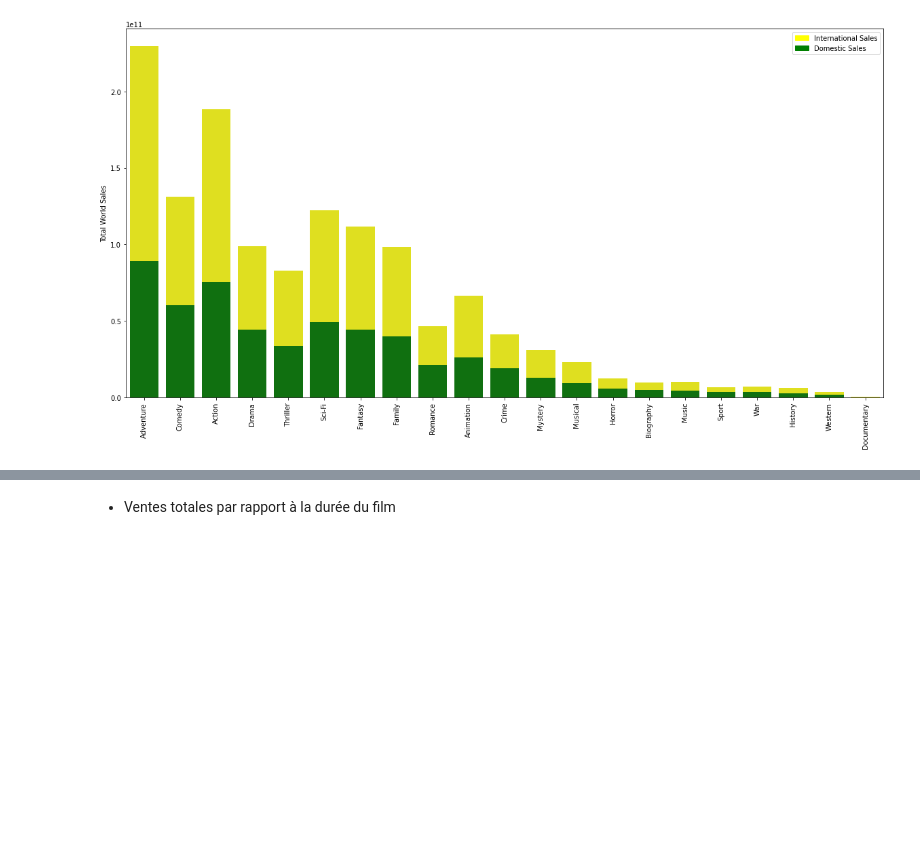
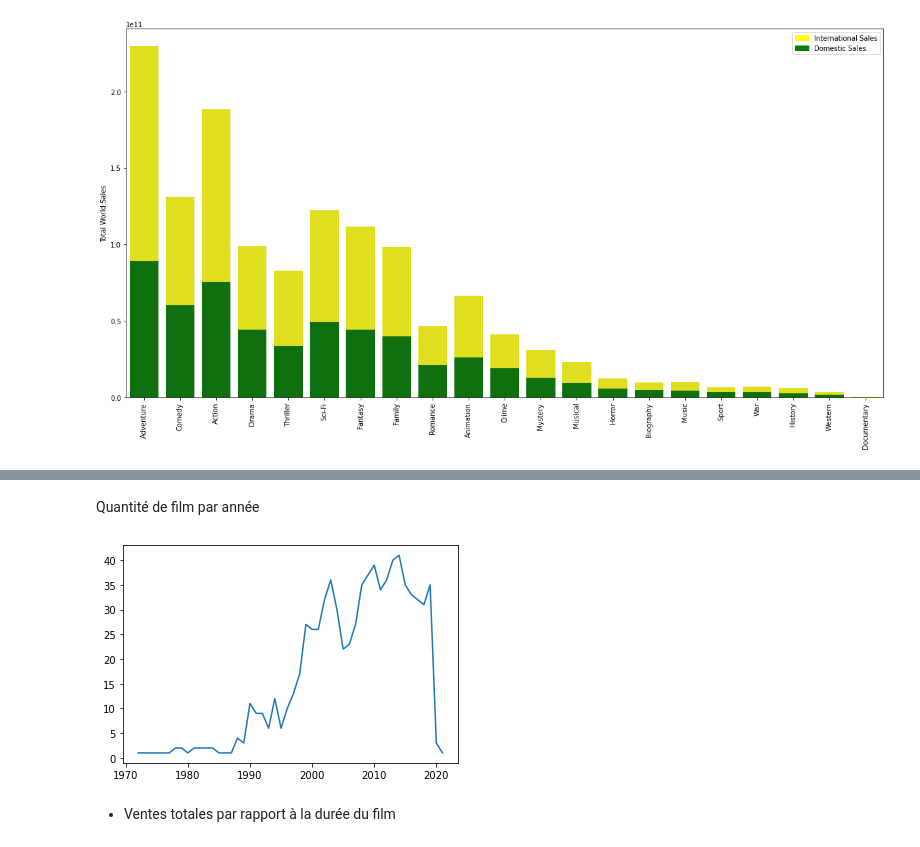
Before and after one commit to dalexmuro/Sujet04-Movies, a Jupyter notebook: analyse.ipynb, the cells around one changed output, grey strips where cells are left out. Cells and saved outputs as stored; diff of their text form; code cells hidden in the pictures; blank space fills up the shorter version.

Commit message:
add Quantité de film par année

```diff
--- a/analyse.ipynb
+++ b/analyse.ipynb
@@ -162,3 +169,10 @@ groupedDistributor["Quantity of movies"] = grouped.size()
+# %% [markdown]
+Quantité de film par année
+# %%
+groupedByDate = df_movies.groupby(df_movies["Release Date"].dt.year).size()
+plt.plot(groupedByDate.index, groupedByDate.values);
+# %% [output]
+[figure, added]
 # %% [markdown]
 - Ventes totales par rapport à la durée du film
 # %% [markdown]
```
Also changed, not shown: parts of 2 cells of this notebook.
